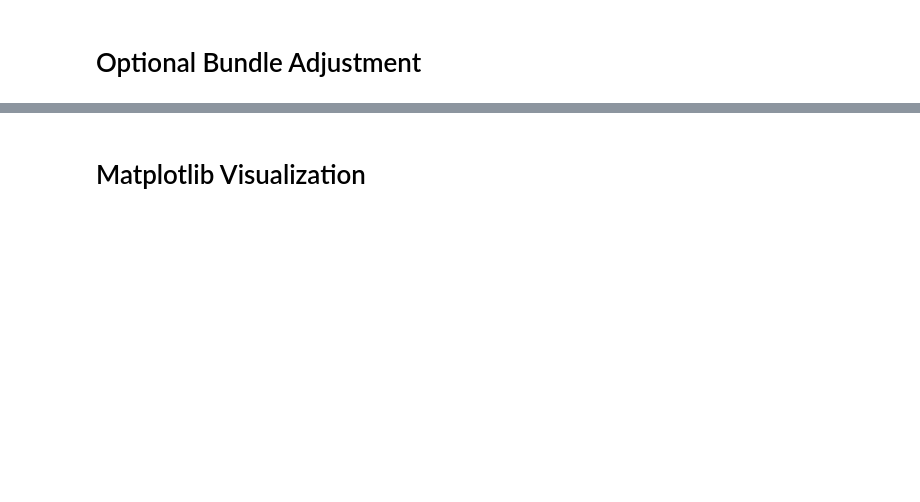
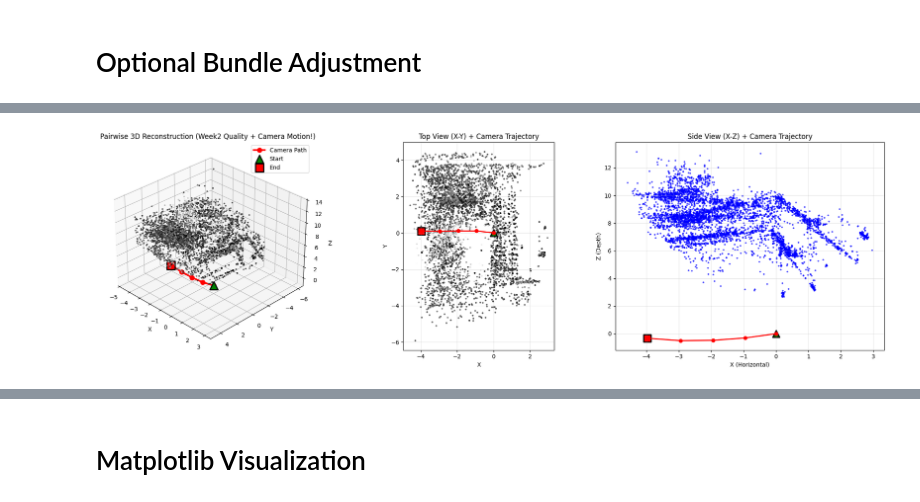
Before and after one commit to muneeb0346/3D-Scene-Reconstruction-and-Virtual-Tour, a Jupyter notebook: notebooks/week3.ipynb, the cells around one changed output, grey strips where cells are left out. Drawn from its saved outputs; the diff is of its cells as text; code cells hidden in the pictures; blank space fills up the shorter version.

Commit message:
Added week2 pair wise implementaton in week3 (need further refinement)

```diff
--- a/notebooks/week3.ipynb
+++ b/notebooks/week3.ipynb
@@ -26,0 +47,15 @@ Modules loaded.
+# %%
+USE_BUNDLE_ADJUSTMENT = False
+
+if USE_BUNDLE_ADJUSTMENT:
+    print("🔧 Method: INCREMENTAL SfM + BUNDLE ADJUSTMENT")
+    print("   ├─ Registers views incrementally using PnP")
+    print("   ├─ Triangulates new points across views")
+    print("   └─ Refines with bundle adjustment (requires good initialization)")
+else:
+    print("🎯 Method: PAIRWISE RECONSTRUCTION (Week2 Style)")
+    print("   ├─ Robust two-view geometry for each consecutive pair")
+    print("   ├─ No error accumulation across views")
+    print("   └─ Guaranteed Week2 quality for all pairs!")
+
+print(f"\n{'='*70}\n")
@@ -55,0 +280,74 @@ else:
+# %%
+if not USE_BUNDLE_ADJUSTMENT and 'pairwise_points' in locals():
+    import matplotlib.pyplot as plt
+
+    points_3d = pairwise_points.astype(np.float32)
+    colors = pairwise_colors.astype(np.float32) / 255.0
+
+    mean = np.mean(points_3d, axis=0)
+    std = np.std(points_3d, axis=0)
+    clean_mask = (np.abs(points_3d - mean) < 3 * std).all(axis=1)
+    clean_points = points_3d[clean_mask]
+    colors_clean = colors[clean_mask]
+
+    print(f"Visualizing {len(clean_points)} points (removed {len(points_3d) - len(clean_points)} outliers).")
+
+    X = clean_points[:, 0]
+    Y = clean_points[:, 1]
+    Z = clean_points[:, 2]
+
+    fig = plt.figure(figsize=(20, 6))
+
+    ax1 = fig.add_subplot(131, projection='3d')
+    ax1.scatter(X, Y, Z, c=colors_clean, s=3, alpha=0.8)
+
+    if 'pairwise_cameras' in locals():
+        cam_X = pairwise_cameras[:, 0]
+        cam_Y = pairwise_cameras[:, 1]
+        cam_Z = pairwise_cameras[:, 2]
+        ax1.plot(cam_X, cam_Y, cam_Z, 'r-o', linewidth=3, markersize=8, label='Camera Path')
+        ax1.scatter(cam_X[0], cam_Y[0], cam_Z[0], c='green', s=200, marker='^', label='Start', edgecolors='black', linewidths=2)
+        ax1.scatter(cam_X[-1], cam_Y[-1], cam_Z[-1], c='red', s=200, marker='s', label='End', edgecolors='black', linewidths=2)
+        ax1.legend()
+
+    ax1.set_xlabel('X')
+    ax1.set_ylabel('Y')
+    ax1.set_zlabel('Z')
+    ax1.set_title('Pairwise 3D Reconstruction (Week2 Quality + Camera Motion!)')
+    ax1.invert_yaxis()
+    ax1.view_init(elev=30, azim=-45)
+
+    ax2 = fig.add_subplot(132)
+    ax2.scatter(X, Y, c=colors_clean, s=4, alpha=0.7)
+    if 'pairwise_cameras' in locals():
+        ax2.plot(cam_X, cam_Y, 'r-o', linewidth=2, markersize=6)
+        ax2.scatter(cam_X[0], cam_Y[0], c='green', s=150, marker='^', edgecolors='black', linewidths=2)
+        ax2.scatter(cam_X[-1], cam_Y[-1], c='red', s=150, marker='s', edgecolors='black', linewidths=2)
+    ax2.set_xlabel('X')
+    ax2.set_ylabel('Y')
+    ax2.set_title('Top View (X-Y) + Camera Trajectory')
+    ax2.grid(True, alpha=0.3)
+    ax2.set_aspect('equal', adjustable='box')
+
+    ax3 = fig.add_subplot(133)
+    ax3.scatter(X, Z, c='blue', s=4, alpha=0.6)
+    if 'pairwise_cameras' in locals():
+        ax3.plot(cam_X, cam_Z, 'r-o', linewidth=2, markersize=6)
+        ax3.scatter(cam_X[0], cam_Z[0], c='green', s=150, marker='^', edgecolors='black', linewidths=2)
+        ax3.scatter(cam_X[-1], cam_Z[-1], c='red', s=150, marker='s', edgecolors='black', linewidths=2)
+    ax3.set_xlabel('X (Horizontal)')
+    ax3.set_ylabel('Z (Depth)')
+    ax3.set_title('Side View (X-Z) + Camera Trajectory')
+    ax3.grid(True, alpha=0.3)
+
+    plt.tight_layout()
+    plt.show()
+
+    del points_3d, clean_points, colors, colors_clean, X, Y, Z
+    gc.collect()
+else:
+    if USE_BUNDLE_ADJUSTMENT:
+        print("✓ Pairwise visualization skipped (using incremental SfM path).")
+    else:
+        print("⚠️  Run the pairwise reconstruction cell first!")
+# %% [output]
@@ -55,0 +355 @@ else:
+[figure, added]
```
Also changed, not shown: parts of 15 cells of this notebook, 9 other files.
